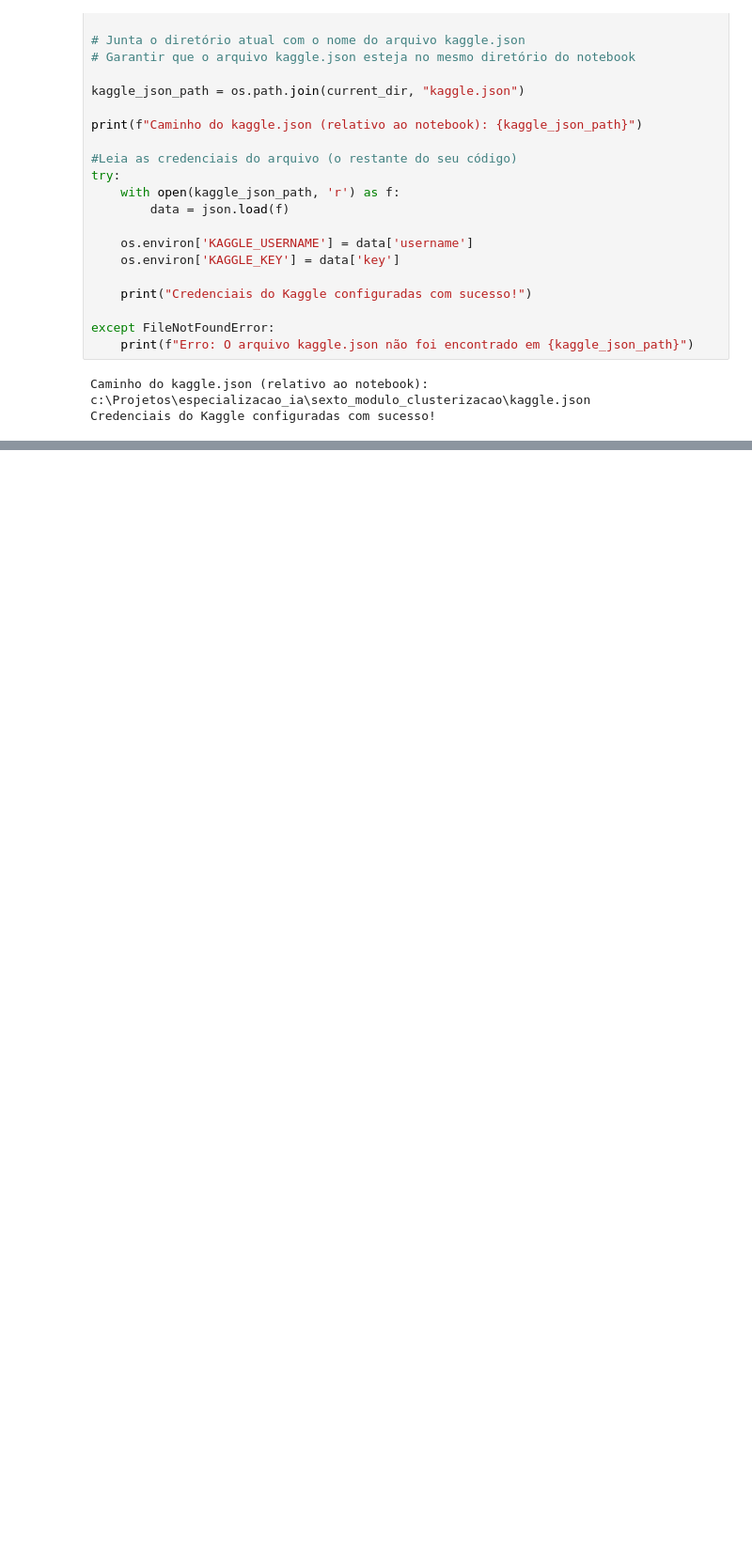
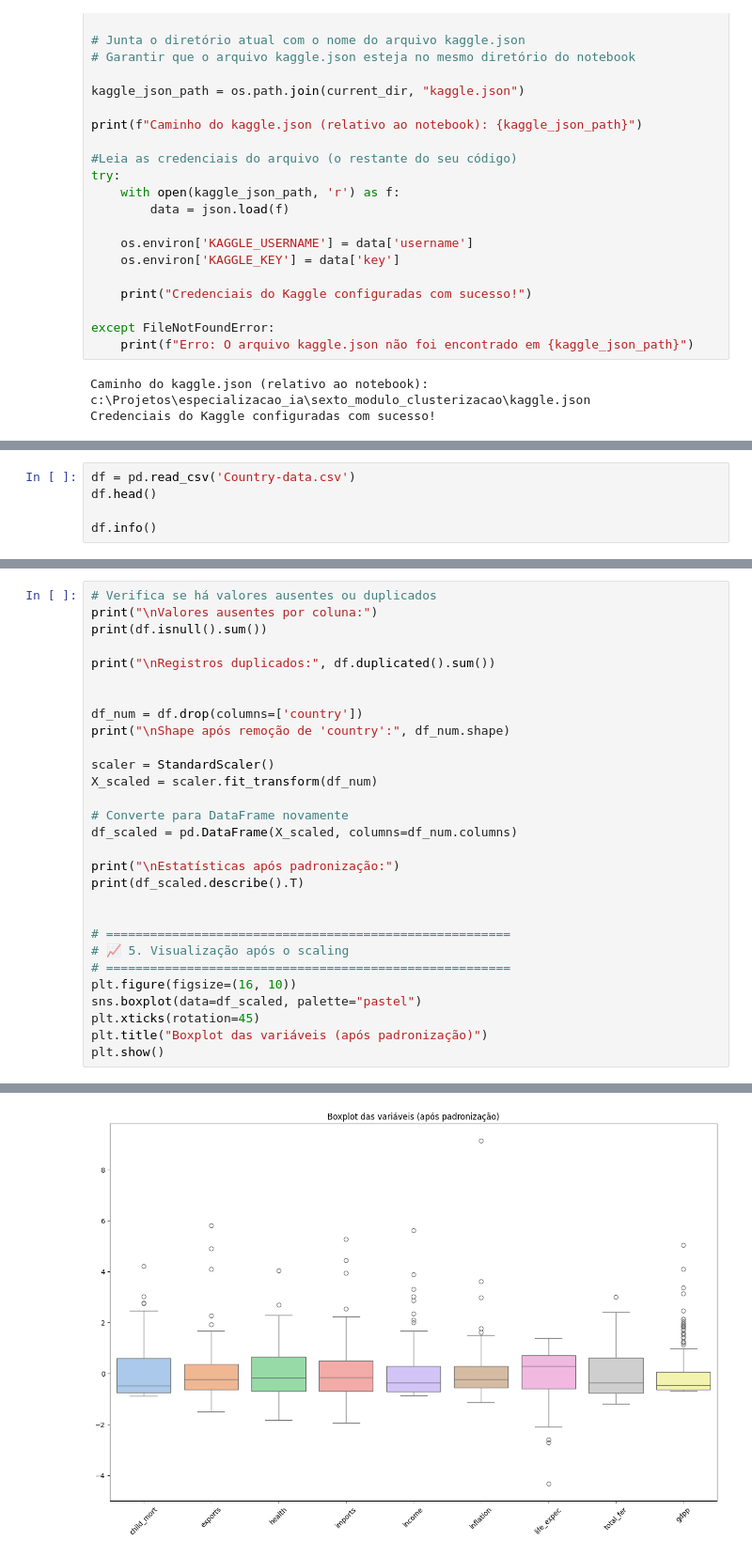
Before and after one commit to BrunoBersan/unsupervised_learning_country_data, a Jupyter notebook: analise.ipynb, the cells around one changed output, grey strips where cells are left out. Shown at 94% size. Saved outputs shown, nothing was run; the diff lists cells and outputs as text; blank space fills up the shorter version.

```diff
--- a/analise.ipynb
+++ b/analise.ipynb
@@ -96,0 +112,5 @@ Download e descompactação concluídos!
+# %%
+df = pd.read_csv('Country-data.csv')
+df.head()
+
+df.info()
@@ -96,0 +283,30 @@ Download e descompactação concluídos!
+# %%
+# Verifica se há valores ausentes ou duplicados
+print("\nValores ausentes por coluna:")
+print(df.isnull().sum())
+
+print("\nRegistros duplicados:", df.duplicated().sum())
+
+
+df_num = df.drop(columns=['country'])
+print("\nShape após remoção de 'country':", df_num.shape)
+
+scaler = StandardScaler()
+X_scaled = scaler.fit_transform(df_num)
+
+# Converte para DataFrame novamente
+df_scaled = pd.DataFrame(X_scaled, columns=df_num.columns)
+
+print("\nEstatísticas após padronização:")
+print(df_scaled.describe().T)
+
+
+# =======================================================
+# 📈 5. Visualização após o scaling
+# =======================================================
+plt.figure(figsize=(16, 10))
+sns.boxplot(data=df_scaled, palette="pastel")
+plt.xticks(rotation=45)
+plt.title("Boxplot das variáveis (após padronização)")
+plt.show()
+# %% [output]
@@ -96,0 +330 @@ Download e descompactação concluídos!
+[figure, added]
```
Also changed, not shown: parts of 34 cells of this notebook, 2 other files.
